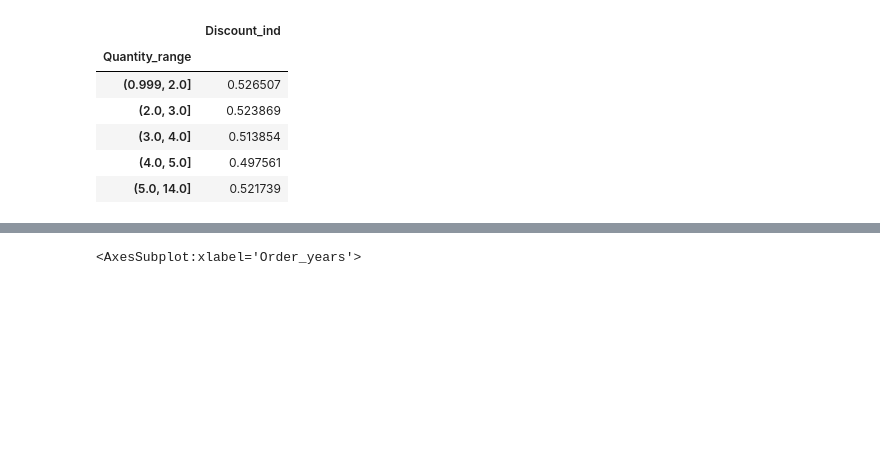
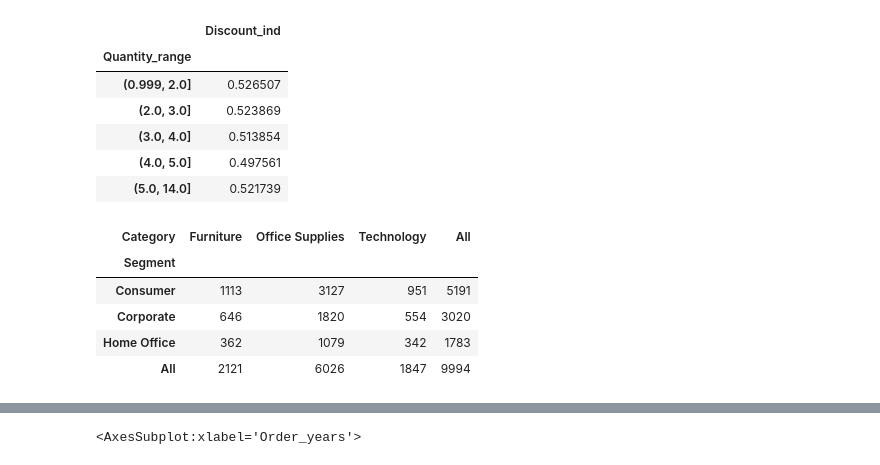
Before and after one commit to Gunnvant/Self-Paced-Content, a Jupyter notebook: python/eda/02.ipynb, the cells around one changed output, grey strips where cells are left out. Drawn from its saved outputs; the diff is of its cells as text; code cells hidden in the pictures; blank space fills up the shorter version.

```diff
--- a/python/eda/02.ipynb
+++ b/python/eda/02.ipynb
@@ -59,3 +59,13 @@ df.groupby('Quantity_range').agg({'Discount_ind':'mean'})
 | (3.0, 4.0] | 0.513854 |
 | (4.0, 5.0] | 0.497561 |
 | (5.0, 14.0] | 0.521739 |
+# %%
+## For certain Segments are some particular categories of products sold more?
+pd.crosstab(df['Segment'],df['Category'],margins=True,normalize=False)
+# %% [output]
+| Category | Furniture | Office Supplies | Technology | All |
+| Segment |  |  |  |  |
+| Consumer | 1113 | 3127 | 951 | 5191 |
+| Corporate | 646 | 1820 | 554 | 3020 |
+| Home Office | 362 | 1079 | 342 | 1783 |
+| All | 2121 | 6026 | 1847 | 9994 |
```
Also changed, not shown: parts of 1 cell of this notebook.
